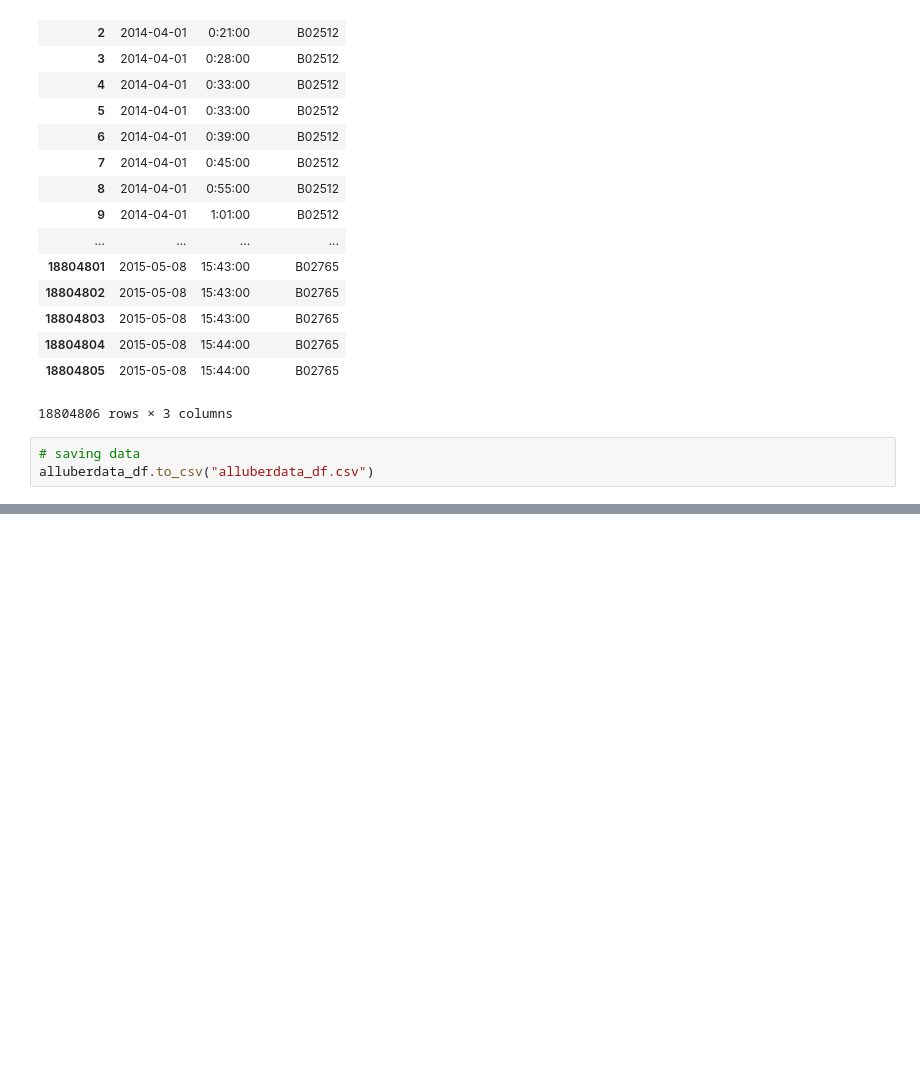
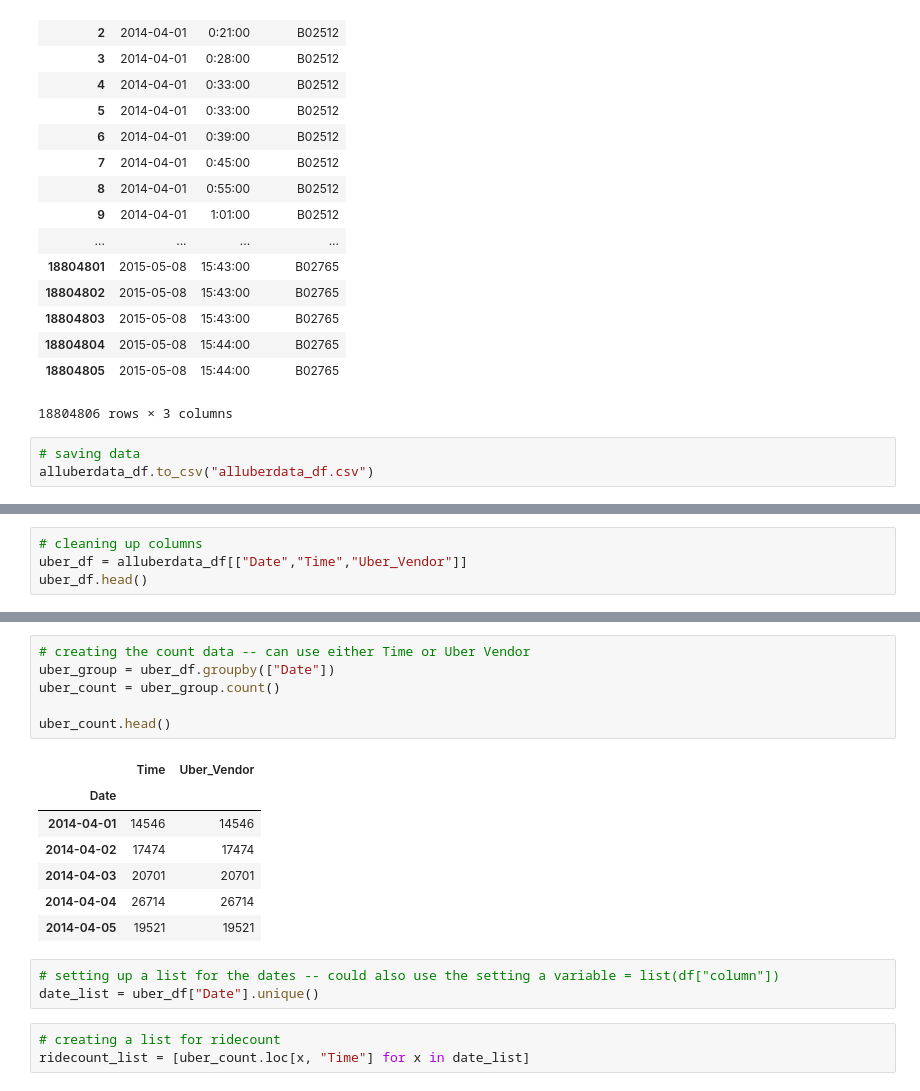
Before and after one commit to monrjones/Project-I, a Jupyter notebook: uber-trip-data/uber_data_cleaning.ipynb, the cells around one changed output, grey strips where cells are left out. Cells and saved outputs as stored; diff of their text form; blank space fills up the shorter version.

```diff
--- a/uber-trip-data/uber_data_cleaning.ipynb
+++ b/uber-trip-data/uber_data_cleaning.ipynb
@@ -200,0 +199,4 @@ alluberdata_df
+# %%
+# cleaning up columns
+uber_df = alluberdata_df[["Date","Time","Uber_Vendor"]]
+uber_df.head()
@@ -200,0 +210,20 @@ alluberdata_df
+# %%
+# creating the count data -- can use either Time or Uber Vendor
+uber_group = uber_df.groupby(["Date"])
+uber_count = uber_group.count()
+
+uber_count.head()
+# %% [output]
+|  | Time | Uber_Vendor |
+| Date |  |  |
+| 2014-04-01 | 14546 | 14546 |
+| 2014-04-02 | 17474 | 17474 |
+| 2014-04-03 | 20701 | 20701 |
+| 2014-04-04 | 26714 | 26714 |
+| 2014-04-05 | 19521 | 19521 |
+# %%
+# setting up a list for the dates -- could also use the setting a variable = list(df["column"])
+date_list = uber_df["Date"].unique()
+# %%
+# creating a list for ridecount
+ridecount_list = [uber_count.loc[x, "Time"] for x in date_list]
```
Also changed, not shown: parts of 4 cells of this notebook, 1 other file.
